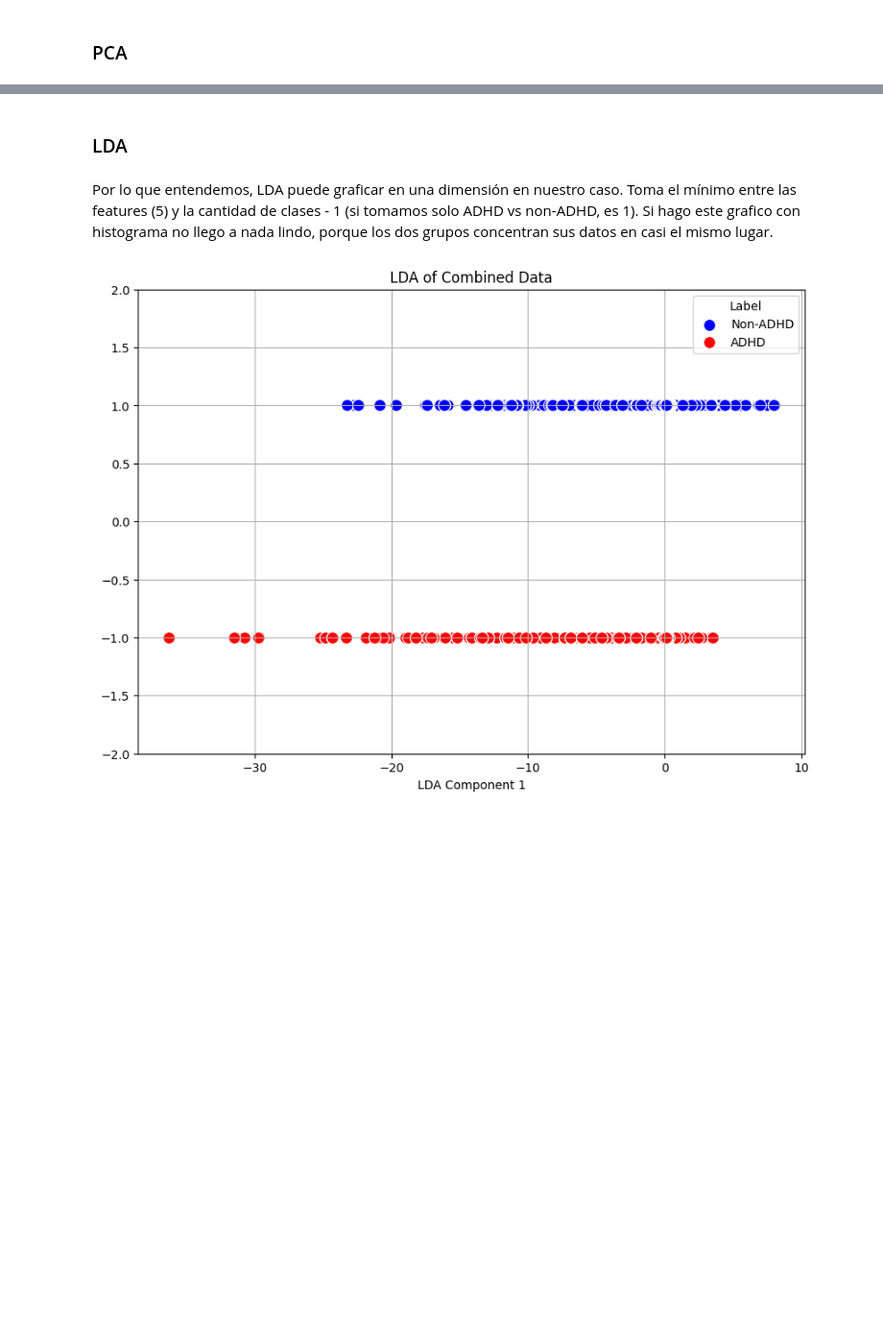
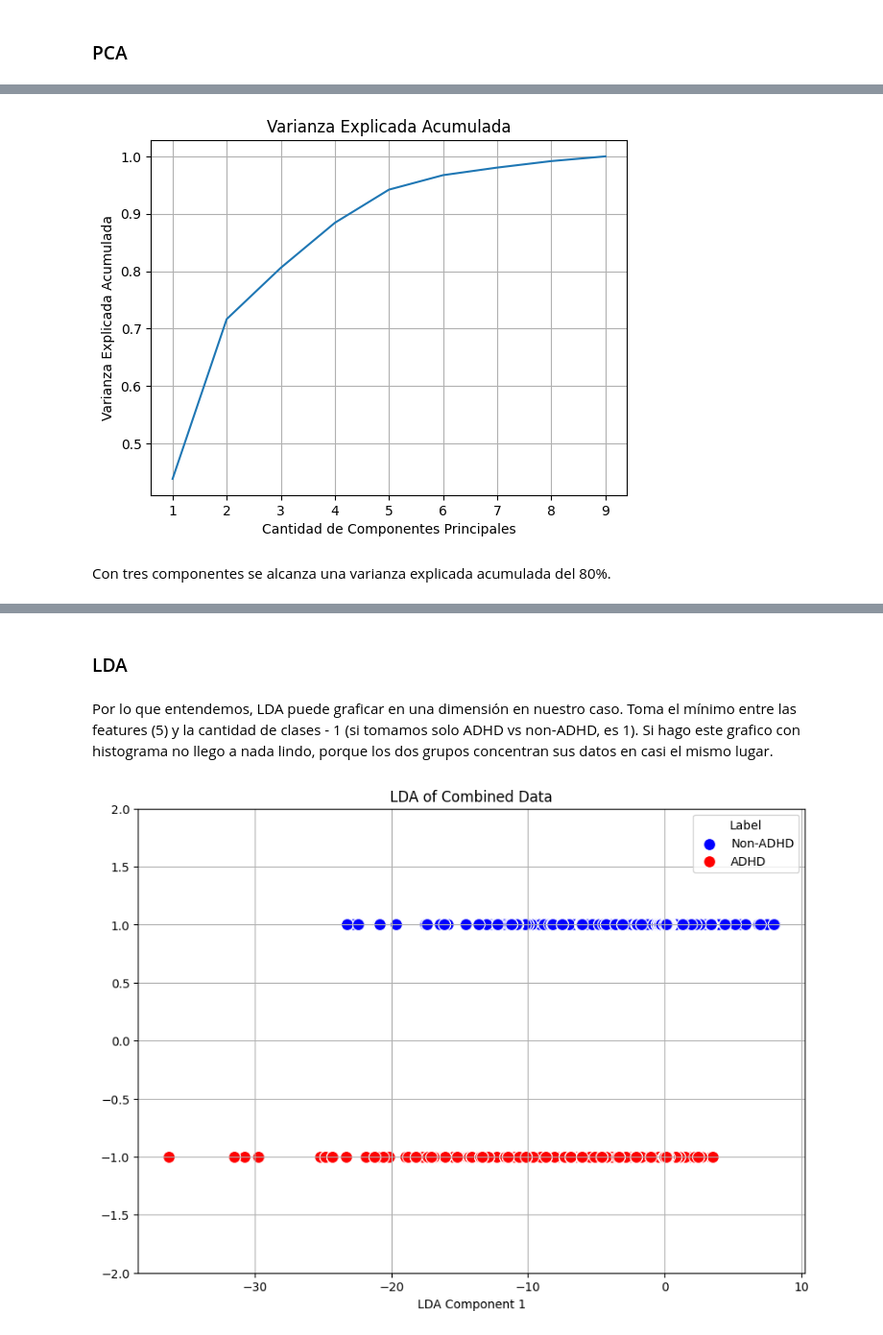
Before and after one commit to franitaa/ADHD-EEG-Game, a Jupyter notebook: ADHD_EEG_Game.ipynb, the cells around one changed output, grey strips where cells are left out. Shown at 96% size. Saved outputs shown, nothing was run; the diff lists cells and outputs as text; code cells hidden in the pictures; blank space fills up the shorter version.

```diff
--- a/ADHD_EEG_Game.ipynb
+++ b/ADHD_EEG_Game.ipynb
@@ -309 +329,14 @@ Debido a que las señales ya han sido divididas en sus respectivas bandas de fre
+# %%
+cumulative_variance_ratio = np.cumsum(explained_variance_ratio)
+
+plt.plot(range(1, len(cumulative_variance_ratio) + 1), cumulative_variance_ratio)
+plt.xlabel('Cantidad de Componentes Principales')
+plt.ylabel('Varianza Explicada Acumulada')
+plt.title('Varianza Explicada Acumulada')
+plt.grid(True)
+plt.show()
+# %% [output]
+[figure, added]
+# %% [markdown]
+Con tres componentes se alcanza una varianza explicada acumulada del 80%.
 # %%
```
Also changed, not shown: parts of 10 cells of this notebook.
